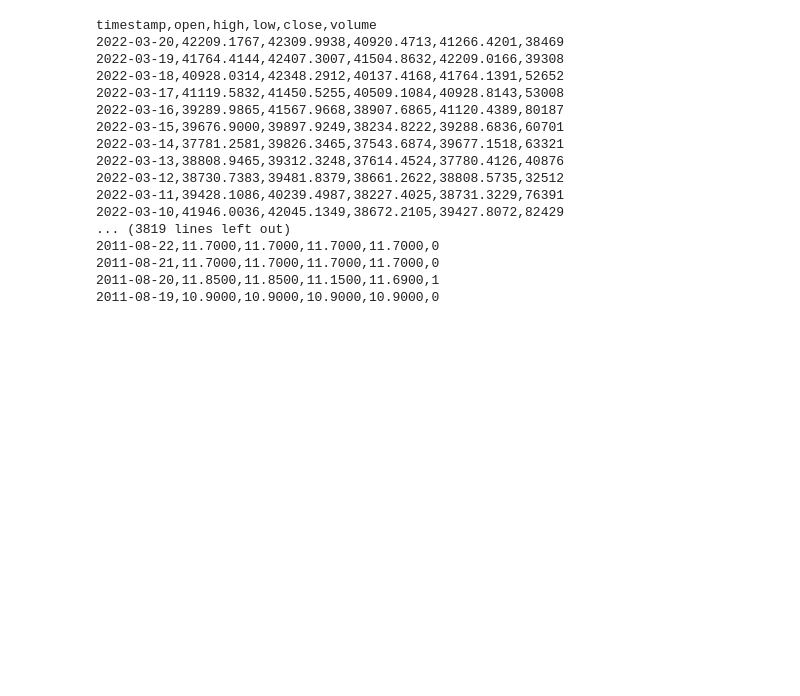
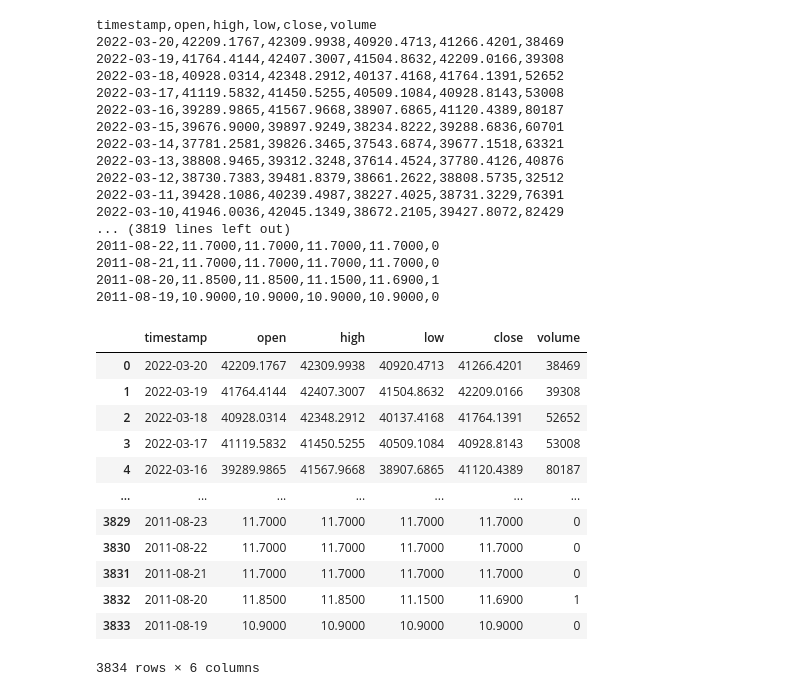
Before and after one commit to BitcoinInvestAnalysis/Capstone, a Jupyter notebook: playground.ipynb, the cells around one changed output. Cells and saved outputs as stored; diff of their text form; code cells hidden in the pictures; blank space fills up the shorter version.

Commit message:
Got bitcoin data

```diff
--- a/playground.ipynb
+++ b/playground.ipynb
@@ -37,0 +42,17 @@ timestamp,open,high,low,close,volume
+# %%
+bitcoin_df = pd.read_csv('data/bitcoin-daily.csv')
+bitcoin_df
+# %% [output]
+|  | timestamp | open | high | low | close | volume |
+| 0 | 2022-03-20 | 42209.1767 | 42309.9938 | 40920.4713 | 41266.4201 | 38469 |
+| 1 | 2022-03-19 | 41764.4144 | 42407.3007 | 41504.8632 | 42209.0166 | 39308 |
+| 2 | 2022-03-18 | 40928.0314 | 42348.2912 | 40137.4168 | 41764.1391 | 52652 |
+| 3 | 2022-03-17 | 41119.5832 | 41450.5255 | 40509.1084 | 40928.8143 | 53008 |
+| 4 | 2022-03-16 | 39289.9865 | 41567.9668 | 38907.6865 | 41120.4389 | 80187 |
+| ... | ... | ... | ... | ... | ... | ... |
+| 3829 | 2011-08-23 | 11.7000 | 11.7000 | 11.7000 | 11.7000 | 0 |
+| 3830 | 2011-08-22 | 11.7000 | 11.7000 | 11.7000 | 11.7000 | 0 |
+| 3831 | 2011-08-21 | 11.7000 | 11.7000 | 11.7000 | 11.7000 | 0 |
+| 3832 | 2011-08-20 | 11.8500 | 11.8500 | 11.1500 | 11.6900 | 1 |
+| 3833 | 2011-08-19 | 10.9000 | 10.9000 | 10.9000 | 10.9000 | 0 |
+3834 rows × 6 columns
```
Also changed, not shown: parts of 2 cells of this notebook, 1 other file.
